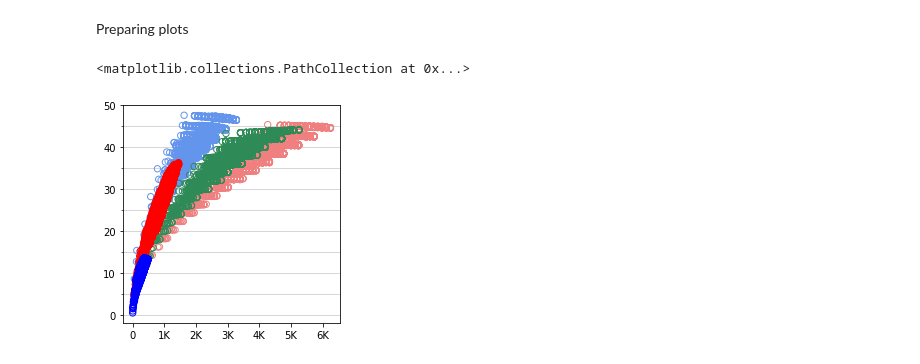
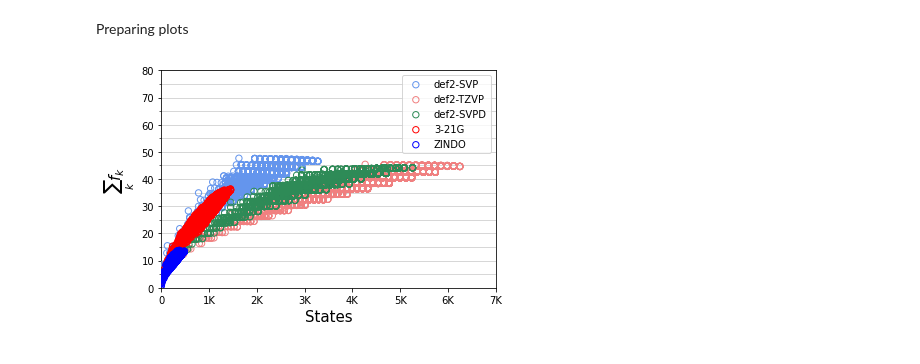
Before and after one commit to moldis-group/bigQM7w, a Jupyter notebook: notebooks/5methods_new.ipynb, the cells around one changed output. Drawn from its saved outputs; the diff is of its cells as text; code cells hidden in the pictures.

```diff
--- a/notebooks/5methods_new.ipynb
+++ b/notebooks/5methods_new.ipynb
@@ -44,34 +44,43 @@ Preparing plots
 # %%
 SVPD = pd.read_csv('../csv_files/Nele_Nstates_sumfk_SVPD.csv',header=0)
 SVP = pd.read_csv('../csv_files/Nele_Nstates_sumfk_SVP.csv',header=0)
 M321G = pd.read_csv('../csv_files/Nele_Nstates_sumfk_321G.csv',header=0)
 ZINDO = pd.read_csv('../csv_files/Nele_Nstates_sumfk_ZINDO.csv',header=0)
 TZVP = pd.read_csv('../csv_files/Nele_Nstates_sumfk_TZVP.csv',header=0)
 
 from matplotlib.ticker import (MultipleLocator, AutoMinorLocator)
 
 fig = plt.figure()
 ax = fig.add_subplot(111)
 
-ax.set_box_aspect(1)
+#ax.set_box_aspect(1)
 
 ax.yaxis.set_major_locator(MultipleLocator(10))
 #ax.yaxis.set_major_formatter('{x:.0f}')
 ax.yaxis.set_minor_locator(MultipleLocator(5))
 #ax.yaxis.set_major_formatter('{x:.0f}')
 
 ax.xaxis.set_major_locator(MultipleLocator(1000))
 ax.xaxis.set_major_formatter(FuncFormatter(reformat_large_tick_values));
 
 plt.grid(True, which='both',linewidth=0.5, linestyle='-', axis = 'y',zorder=0)
 # Make the plot
 
 plt.scatter(SVP.N_states[:],SVP.sum_f_k[:],label='def2-SVP',s=40, facecolors='none', edgecolors='cornflowerblue',zorder=3,linewidths=1.0)
 plt.scatter(TZVP.N_states[:],TZVP.sum_f_k[:],label='def2-TZVP',s=40, facecolors='none', edgecolors='lightcoral',zorder=3,linewidths=1.0)
 plt.scatter(SVPD.N_states[:],SVPD.sum_f_k[:],label='def2-SVPD',s=40, facecolors='none', edgecolors='seagreen',zorder=3,linewidths=1.0)
 plt.scatter(M321G.N_states[:],M321G.sum_f_k[:],label='3-21G',s=40, facecolors='none', edgecolors='red',zorder=3,linewidths=1.0)
 plt.scatter(ZINDO.N_states[:],ZINDO.sum_f_k[:],label='ZINDO',s=40, facecolors='none', edgecolors='blue',zorder=3,linewidths=1.0)
+# Adding Xticks
+plt.xlabel('States', fontsize = 15)
+plt.ylabel('$\\sum_k f_k$',fontsize = 15) #fontweight ='bold'
+plt.ylim(0,80)
+plt.xlim(0,7000)
+
+plt.savefig("sumfk_states.pdf",bbox_inches='tight')
+
+plt.legend()
+plt.show()
 # %% [output]
-<matplotlib.collections.PathCollection at 0x...>
-[figure, old version]
+[figure, new version]
 # %%
```
Also changed, not shown: parts of 1 cell of this notebook, 2 other files.
